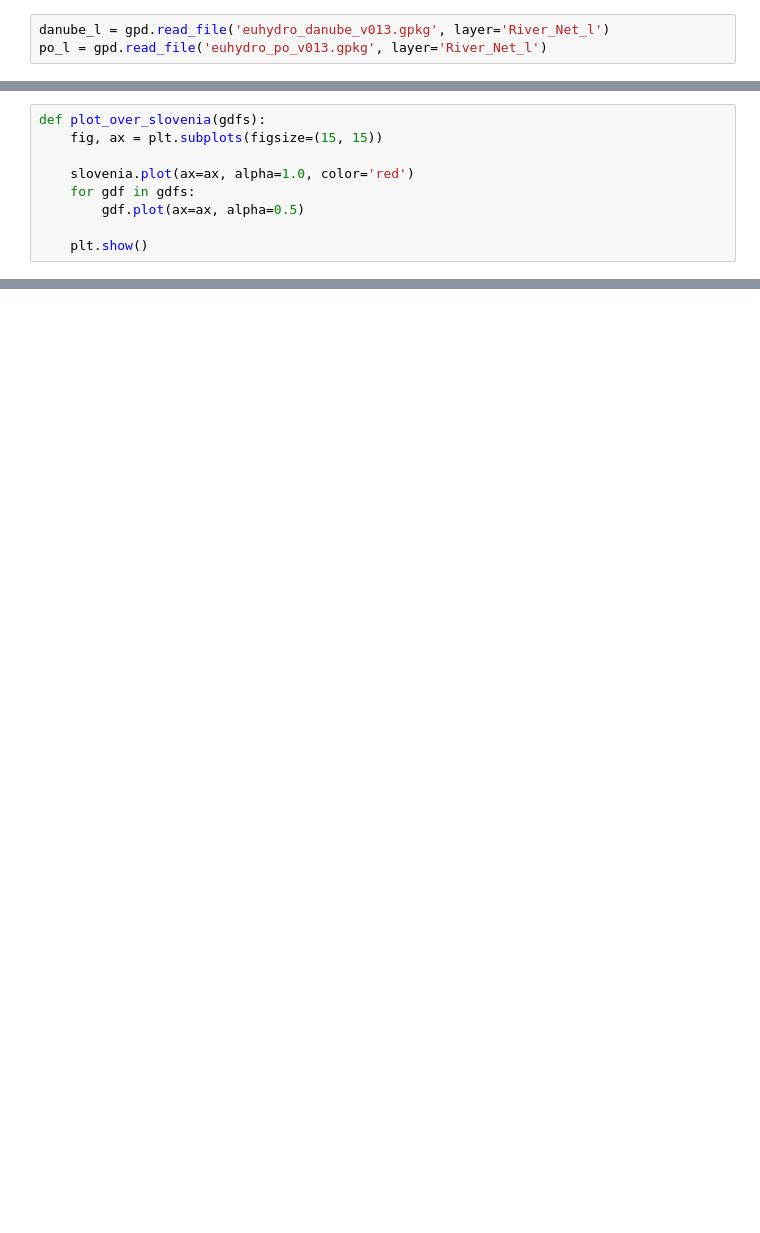
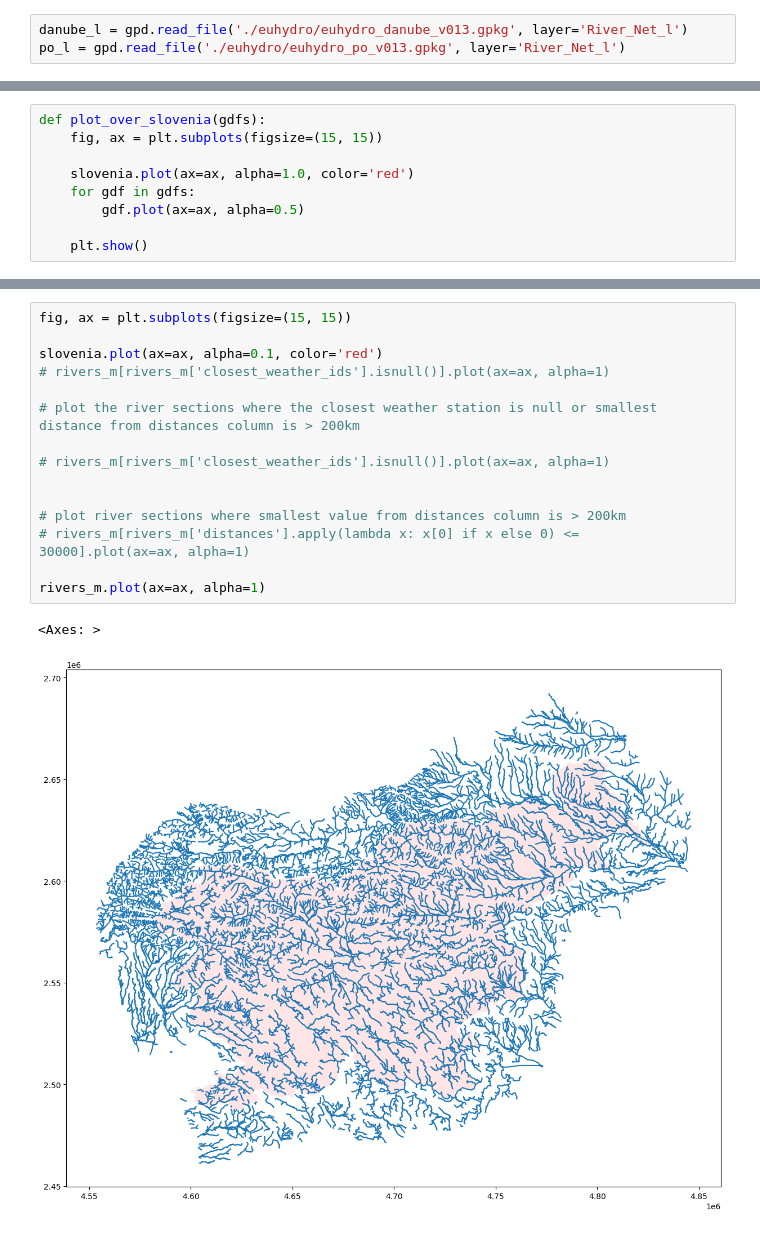
Before and after one commit to LongarMD/ijs-reke, a Jupyter notebook: data.ipynb, the cells around one changed output, grey strips where cells are left out. Cells and saved outputs as stored; diff of their text form; blank space fills up the shorter version.

```diff
--- a/data.ipynb
+++ b/data.ipynb
@@ -108,6 +99,6 @@ nx.html
 # %%
-danube_l = gpd.read_file('euhydro_danube_v013.gpkg', layer='River_Net_l')
-po_l = gpd.read_file('euhydro_po_v013.gpkg', layer='River_Net_l')
+danube_l = gpd.read_file('./euhydro/euhydro_danube_v013.gpkg', layer='River_Net_l')
+po_l = gpd.read_file('./euhydro/euhydro_po_v013.gpkg', layer='River_Net_l')
 # %%
 slovenia = gpd.read_file('SR.geojson')
 # %%
@@ -234,0 +221,18 @@ ValueError: Cannot set a DataFrame with multiple columns to the single column cl
+# %%
+fig, ax = plt.subplots(figsize=(15, 15))
+
+slovenia.plot(ax=ax, alpha=0.1, color='red')
+# rivers_m[rivers_m['closest_weather_ids'].isnull()].plot(ax=ax, alpha=1)
+
+# plot the river sections where the closest weather station is null or smallest distance from distances column is > 200km
+
+# rivers_m[rivers_m['closest_weather_ids'].isnull()].plot(ax=ax, alpha=1)
+
+
+# plot river sections where smallest value from distances column is > 200km
+# rivers_m[rivers_m['distances'].apply(lambda x: x[0] if x else 0) <= 30000].plot(ax=ax, alpha=1)
+
+rivers_m.plot(ax=ax, alpha=1)
+# %% [output]
+<Axes: >
+[figure, added]
```
Also changed, not shown: parts of 24 cells of this notebook, 3 other files.
